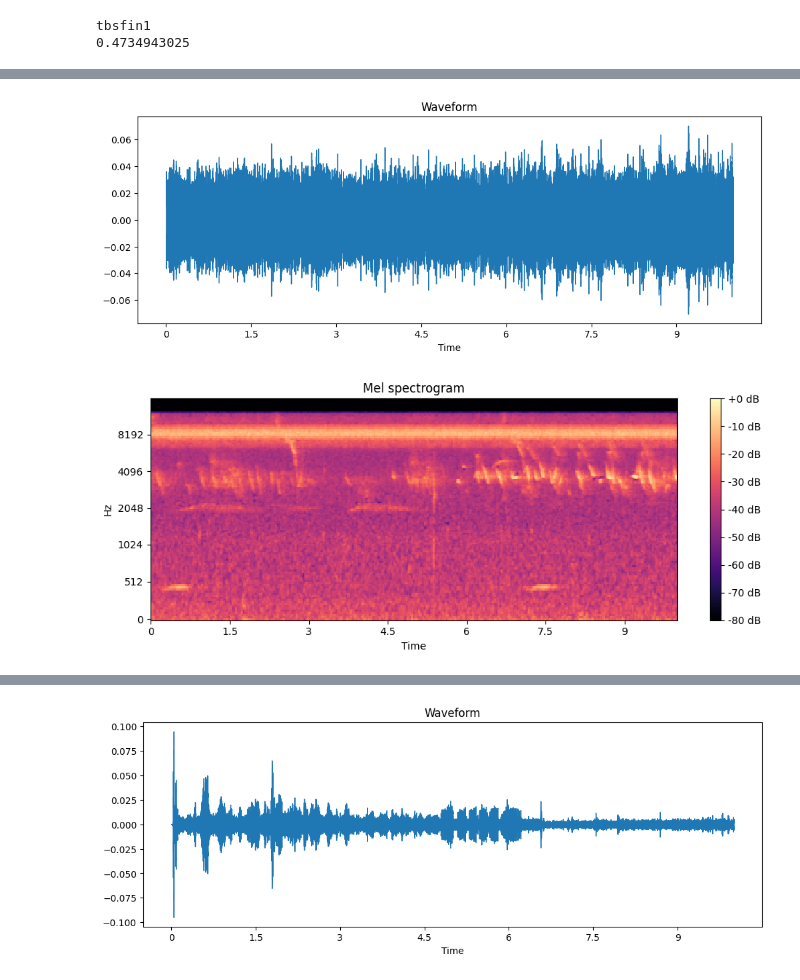
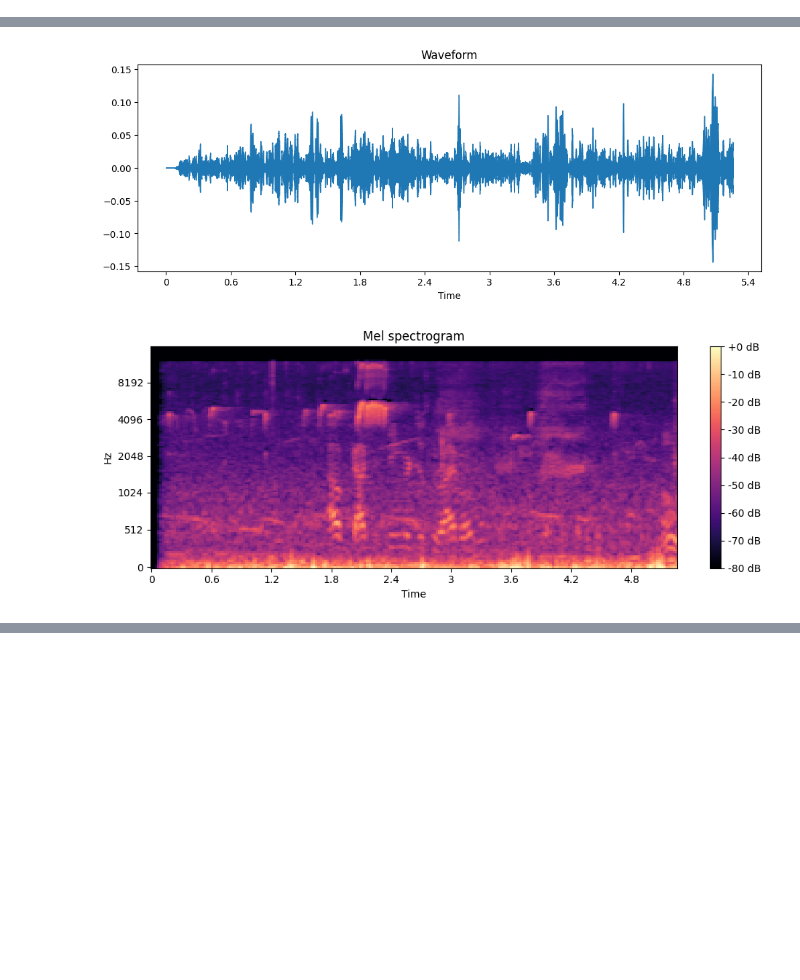
Before and after one commit to StarrySky-SHT/BirdClef2025-8thSol, a Jupyter notebook: usefulFunc/audio_listen.ipynb, the cells around one changed output, grey strips where cells are left out. Drawn from its saved outputs; the diff is of its cells as text; code cells hidden in the pictures; blank space fills up the shorter version.

```diff
--- a/usefulFunc/audio_listen.ipynb
+++ b/usefulFunc/audio_listen.ipynb
@@ -50,7 +50,7 @@ def audio_eda(audio_path):
 
     # Load an audio file
     samples, sample_rate = librosa.load(audio_path)
-    samples = samples[:10*sample_rate]
+    # samples = samples[:10*sample_rate]
     # Visualize the waveform
     plt.figure(figsize=(12, 4))
     librosa.display.waveshow(samples, sr=sample_rate)
@@ -90,25 +90,23 @@ df = df[is_night==0]
 bird_cols = df.columns[1:]
 # %%
 from glob import glob
-path = '/root/projects/BirdClef2025/data/train_soundscapes_10s/H02_20230426_081000_20s.ogg'
-index = df[df['path']==path][bird_cols].values.argmax()
-max_value = df[df['path']==path][bird_cols].values.max()
-print(bird_cols[index])
-print(max_value)
+path = '/root/projects/BirdClef2025/data/train_audio/trokin/iNat908054.ogg'
+# index = df[df['path']==path][bird_cols].values.argmax()
+# max_value = df[df['path']==path][bird_cols].values.max()
+# print(bird_cols[index])
+# print(max_value)
 # root_path = '/root/projects/BirdClef2025/data/train_soundscapes'
 # path = root_path+'/O203_20230521_100000.ogg'
 audio_eda(path)
 
-speices = bird_cols[index]
-train_path = f'/root/projects/BirdClef2025/data/train_audio/{speices}/*.ogg'
-example_audio = glob(train_path)
-idx = np.random.randint(0,len(example_audio)-1)
-# # idx = 1
-audio_eda(example_audio[idx])
-# Mixaudio(path,example_audio[idx])
+# speices = bird_cols[index]
+# train_path = f'/root/projects/BirdClef2025/data/train_audio/{speices}/*.ogg'
+# example_audio = glob(train_path)
+# idx = np.random.randint(0,len(example_audio)-1)
+# # # idx = 1
+# audio_eda(example_audio[idx])
+# # Mixaudio(path,example_audio[idx])
 # %% [output]
-tbsfin1
-0.4734943025
 [interactive output not drawn]
-[figure, old version]
+[figure, new version]
-[figure, old version]
+[figure, new version]
@@ -116 +112,0 @@ tbsfin1
-[figure, removed]
```
Also changed, not shown: parts of 1 cell of this notebook, 18 other files.
